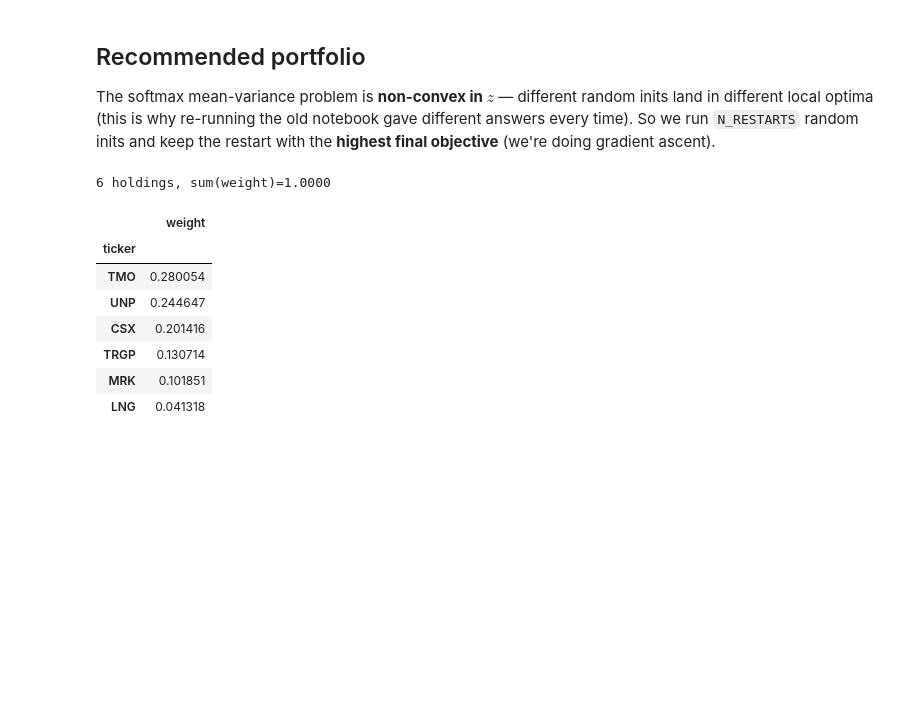
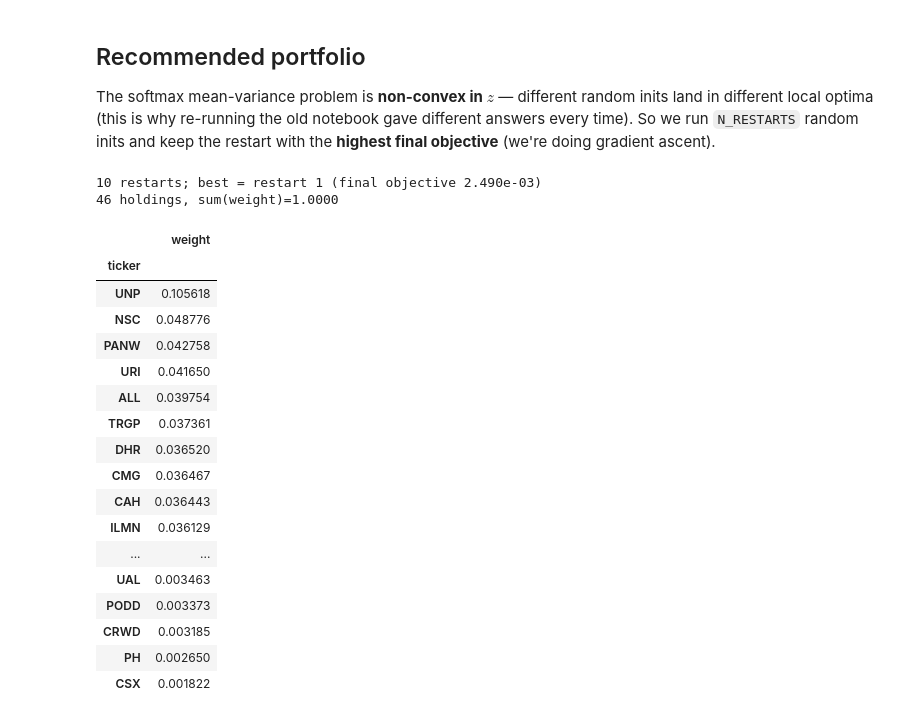
Before and after one commit to luisdiaz1997/stonks, a Jupyter notebook: notebooks/portfolio_short_window.ipynb, the cells around one changed output. Cells and saved outputs as stored; diff of their text form; code cells hidden in the pictures; blank space fills up the shorter version.

```diff
--- a/notebooks/portfolio_short_window.ipynb
+++ b/notebooks/portfolio_short_window.ipynb
@@ -20,6 +20,7 @@ MONTHS = 3
 GAMMA = 50.0      # risk aversion (higher = more diversified)
 K = 25            # SVD factors; also the concentration dial
 N_RESTARTS = 10   # random inits; best final objective wins
+LR = 0.05         # learning rate (0.5 made some restarts overshoot and drop)
 INTERVAL = "1d"
 # %% [markdown]
 ## Recommended portfolio
@@ -28,20 +29,31 @@ The softmax mean-variance problem is **non-convex in $z$** — different random
 # %%
 weights, histories = optimize_portfolio(
     top_n=TOP_N, months=MONTHS, interval=INTERVAL,
-    gamma=GAMMA, K=K, n_restarts=N_RESTARTS, return_history=True,
+    gamma=GAMMA, K=K, n_restarts=N_RESTARTS, lr=LR, return_history=True,
 )
 finals = [h[-1] for h in histories]
 best = int(np.argmax(finals))
 print(f"{N_RESTARTS} restarts; best = restart {best} (final objective {finals[best]:.3e})")
 print(f"{len(weights)} holdings, sum(weight)={weights['weight'].sum():.4f}")
 weights
 # %% [output]
-6 holdings, sum(weight)=1.0000
+10 restarts; best = restart 1 (final objective 2.490e-03)
+46 holdings, sum(weight)=1.0000
 |  | weight |
 | ticker |  |
-| TMO | 0.280054 |
-| UNP | 0.244647 |
-| CSX | 0.201416 |
-| TRGP | 0.130714 |
-| MRK | 0.101851 |
-| LNG | 0.041318 |
+| UNP | 0.105618 |
+| NSC | 0.048776 |
+| PANW | 0.042758 |
+| URI | 0.041650 |
+| ALL | 0.039754 |
+| TRGP | 0.037361 |
+| DHR | 0.036520 |
+| CMG | 0.036467 |
+| CAH | 0.036443 |
+| ILMN | 0.036129 |
+| ... | ... |
+| UAL | 0.003463 |
+| PODD | 0.003373 |
+| CRWD | 0.003185 |
+| PH | 0.002650 |
+| CSX | 0.001822 |
```
Also changed, not shown: parts of 6 cells of this notebook, 2 other files.
